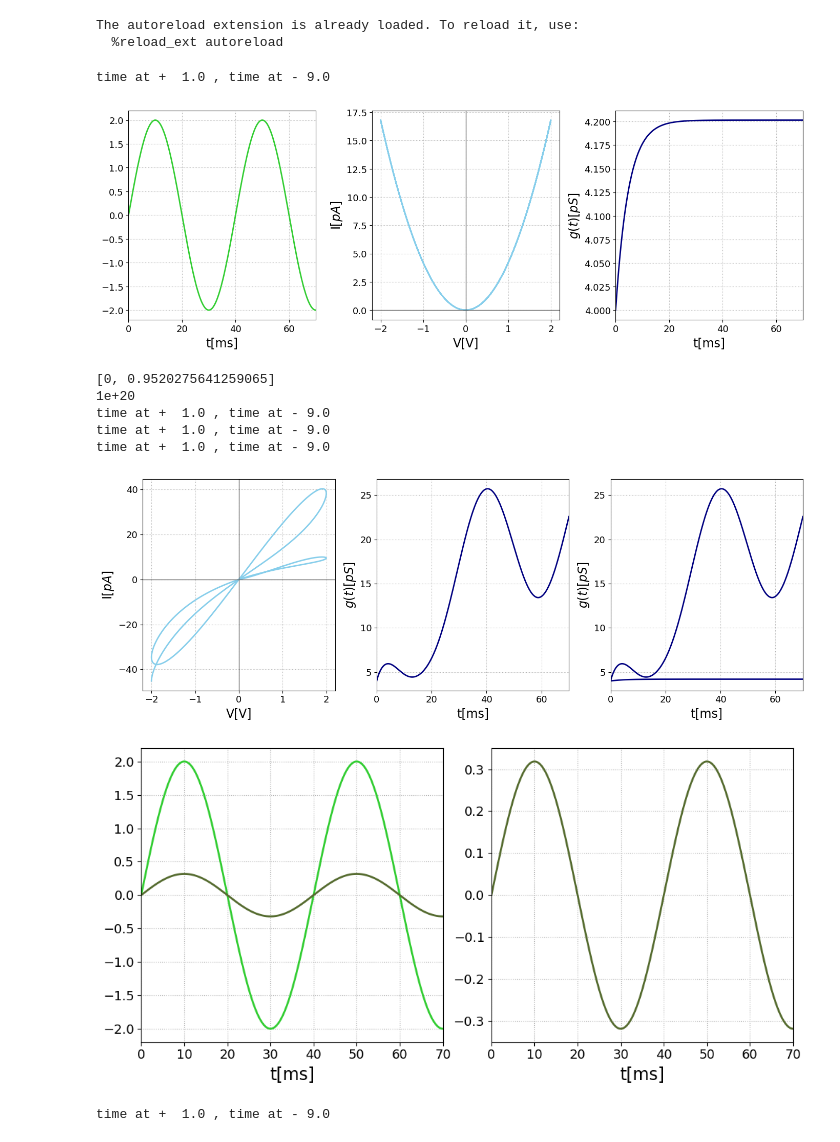
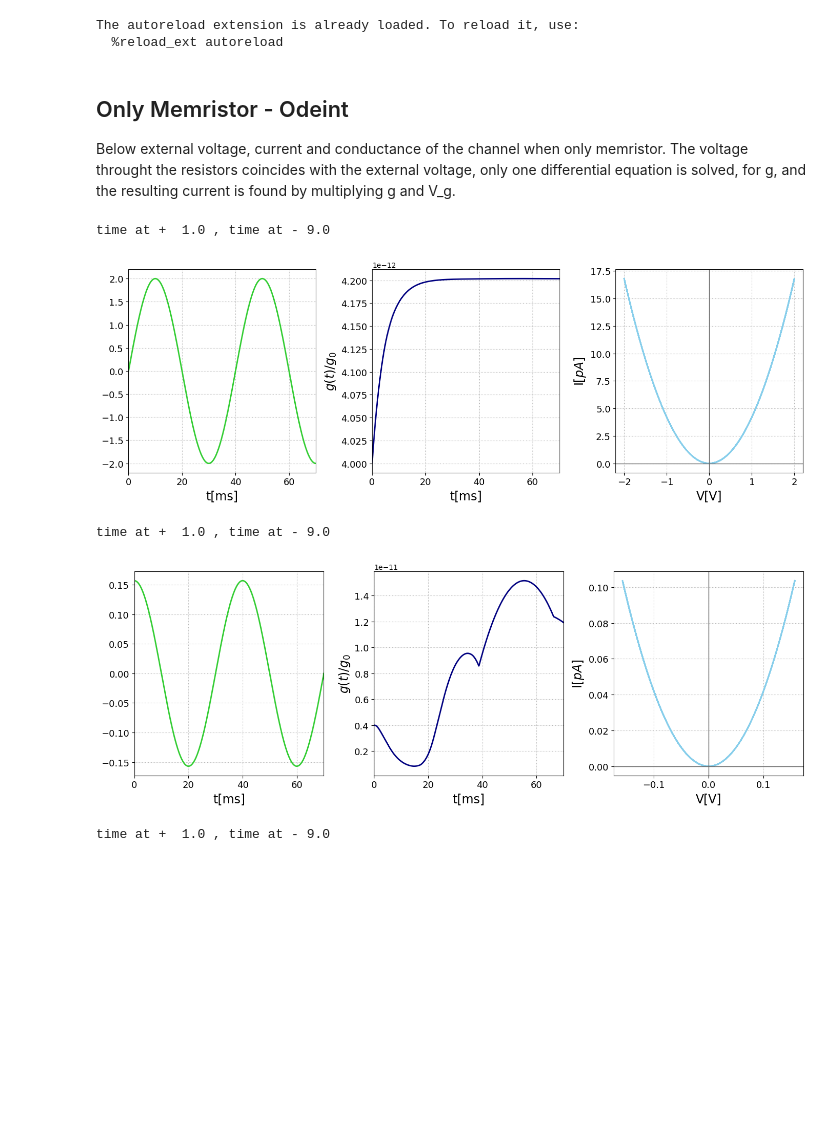
Before and after one commit to nicagali/Ionic_Channels, a Jupyter notebook: notes/cond_memr.ipynb, the cells around one changed output. Cells and saved outputs as stored; diff of their text form; code cells hidden in the pictures; blank space fills up the shorter version.

Commit message:
Trying to debug

```diff
--- a/notes/cond_memr.ipynb
+++ b/notes/cond_memr.ipynb
@@ -15,40 +16,39 @@ import potential_shapes
 # %% [output]
 The autoreload extension is already loaded. To reload it, use:
   %reload_ext autoreload
+# %% [markdown]
+## Only Memristor - Odeint
+
+Below external voltage, current and conductance of the channel when only memristor. The voltage throught the resistors coincides with the external voltage, only one differential equation is solved, for g, and the resulting current is found by multiplying g and V_g.
 # %%
 potential_shapes.potential(0, shape='sine' , write=True)
 odeint_solver.odeint_solver_function(potential_shape='sine')
 fig, ax = plt.subplots(1,3, figsize=(14,5))
 plotting_functions.plot_voltage(ax[0])
-plotting_functions.plot_current_voltage(ax[1], solution_type='odeint')
-plotting_functions.plot_gsolution(ax[2], solver = 'odeint', g0_ratio=False)
+plotting_functions.plot_current_voltage(ax[2], solution_type='odeint')
+plotting_functions.plot_gsolution(ax[1], solver = 'odeint')
 fig.tight_layout()
 # %% [output]
 time at +  1.0 , time at - 9.0
-[figure, old version]
+[figure, new version]
 # %%
-potential_shapes.potential(0, shape='sine' , write=True)
-capacitor_memristor_solver.odeint_solver_function()
+potential_shapes.potential(0, shape='cosine' , write=True)
+# capacitor_memristor_solver.odeint_solver_function()
+debugging_capacitor.odeint_solver_function()
 fig, ax = plt.subplots(1,3, figsize=(14,5))
-plotting_functions.plot_current_voltage(ax[0], solution_type='odeint', capacitance=True)
-plotting_functions.plot_gsolution(ax[1], solver = 'odeint', g0_ratio=False, capacitance=True)
-plotting_functions.plot_gsolution(ax[2], solver = 'odeint', g0_ratio=False, capacitance=True)
-plotting_functions.plot_gsolution(ax[2], solver = 'odeint', g0_ratio=False)
+plotting_functions.plot_current_voltage(ax[2], solution_type='odeint', capacitance=True)
+plotting_functions.plot_voltage(ax[0])
+plotting_functions.plot_gsolution(ax[1], solver = 'odeint', capacitance=True)
+# plotting_functions.plot_gsolution(ax[1], solver = 'odeint', g0_ratio=False)
 fig.tight_layout()
 
-fig, ax = plt.subplots(1,2, figsize=(10,5))
-plotting_functions.plot_voltage(ax[0])
-plotting_functions.plot_voltage(ax[0], capacitor=True)
-plotting_functions.plot_voltage(ax[1], capacitor=True)
-fig.tight_layout()
+# fig, ax = plt.subplots(1,2, figsize=(10,5))
+# plotting_functions.plot_voltage(ax[0])
+# plotting_functions.plot_voltage(ax[1], capacitor=True, odeint=True)
+# fig.tight_layout()
 # %% [output]
-[0, 0.9520275641259065]
-1e+20
 time at +  1.0 , time at - 9.0
-time at +  1.0 , time at - 9.0
-time at +  1.0 , time at - 9.0
-[figure, old version]
+[figure, new version]
-[figure, removed]
 # %%
 potential_shapes.potential(0, shape='sine' , write=True)
 # odeint_solver.odeint_solver_function(potential_shape='sine')
```
Also changed, not shown: parts of 1 cell of this notebook, 7 other files.
